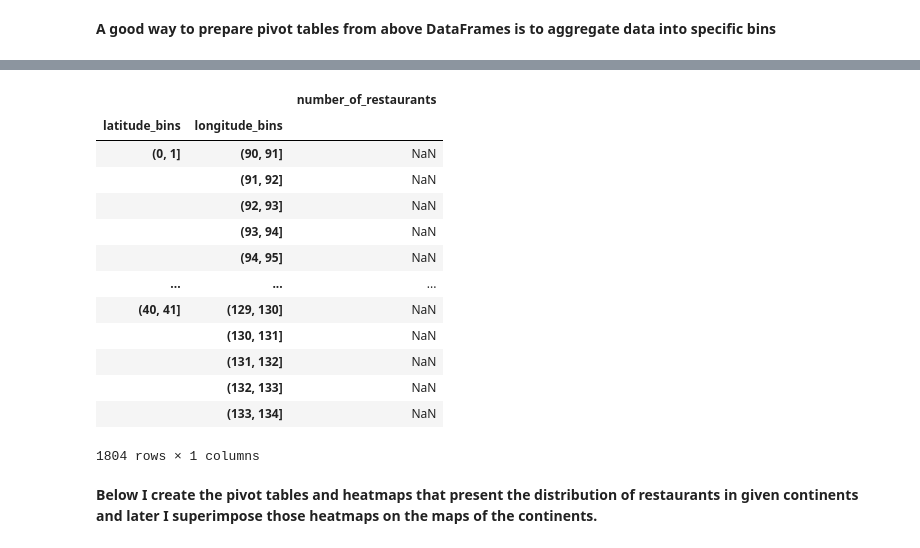
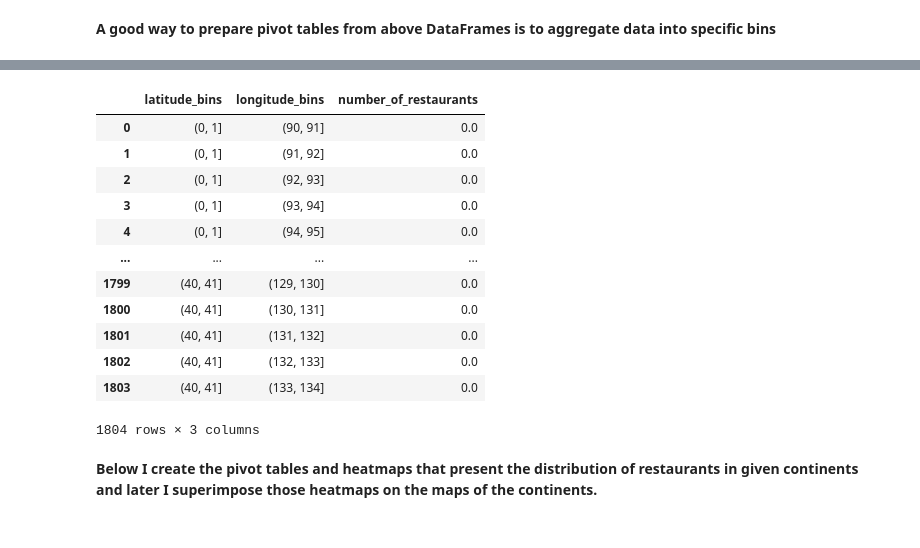
Before and after one commit to mrcnl/Michelin-restaurants-analysis, a Jupyter notebook: michelin_restaurants_analysis.ipynb, the cells around one changed output, grey strips where cells are left out. Cells and saved outputs as stored; diff of their text form; code cells hidden in the pictures.

```diff
--- a/michelin_restaurants_analysis.ipynb
+++ b/michelin_restaurants_analysis.ipynb
@@ -9,9 +9,9 @@ It is necessary to announce that the dataset does not contain the list of all of
 # %%
 import pandas as pd
 # %%
-michelin_1_df = pd.read_csv(r'C:\Users\ASUS\Desktop\Programming\Python\Michelin_project\michelin1.csv')
-michelin_2_df = pd.read_csv(r'C:\Users\ASUS\Desktop\Programming\Python\Michelin_project\michelin2.csv')
-michelin_3_df = pd.read_csv(r'C:\Users\ASUS\Desktop\Programming\Python\Michelin_project\michelin3.csv')
+michelin_1_df = pd.read_csv('Csv_files/michelin1.csv')
+michelin_2_df = pd.read_csv('Csv_files/michelin2.csv')
+michelin_3_df = pd.read_csv('Csv_files/michelin3.csv')
 # %%
 michelin_1_df
 # %% [output]
@@ -367,8 +367,12 @@ michelin_df['price'].unique()
 # %% [output]
 array(['$$$$$', '$$$$', '$$$', '$$', '$', nan], dtype=object)
 # %%
+michelin_df['price'].fillna(0, inplace = True)
+
 michelin_df['price'].replace(['$', '$$', '$$$', '$$$$', '$$$$$'],
                              [1, 2, 3, 4, 5], inplace = True)
 
-michelin_df['price'].unique()
+michelin_df.rename(columns = {'price': 'price_from_1_to_5'}, inplace = True)
+
+michelin_df['price_from_1_to_5'].unique()
 # %% [output]
@@ -378,6 +379,0 @@ array([ 5.,  4.,  3.,  2.,  1., nan])
-# %%
-michelin_df['price'] = michelin_df['price'].astype(pd.Int8Dtype())
-michelin_df['number_of_stars'] = michelin_df['number_of_stars'].astype('int8')
-
-michelin_df.rename(columns = {'price': 'price_from_1_to_5'}, inplace = True)
-michelin_df['price_from_1_to_5'].unique()
@@ -802,21 +803,24 @@ michelin_europe_df
 # %%
 michelin_asia_df = michelin_asia_df.groupby(['latitude_bins', 'longitude_bins'])[['latitude_bins']].count()
 
 michelin_asia_df.rename(columns = {'latitude_bins': 'number_of_restaurants'}, inplace = True)
 
+michelin_asia_df = michelin_asia_df.reset_index(level=[0,1])
+
+michelin_asia_df['number_of_restaurants'].fillna(0, inplace = True)
+
 michelin_asia_df
 # %% [output]
-|  |  | number_of_restaurants |
-| latitude_bins | longitude_bins |  |
-| (0, 1] | (90, 91] | NaN |
-|  | (91, 92] | NaN |
-|  | (92, 93] | NaN |
-|  | (93, 94] | NaN |
-|  | (94, 95] | NaN |
-| ... | ... | ... |
-| (40, 41] | (129, 130] | NaN |
-|  | (130, 131] | NaN |
-|  | (131, 132] | NaN |
-|  | (132, 133] | NaN |
-|  | (133, 134] | NaN |
+|  | latitude_bins | longitude_bins | number_of_restaurants |
+| 0 | (0, 1] | (90, 91] | 0.0 |
+| 1 | (0, 1] | (91, 92] | 0.0 |
+| 2 | (0, 1] | (92, 93] | 0.0 |
+| 3 | (0, 1] | (93, 94] | 0.0 |
+| 4 | (0, 1] | (94, 95] | 0.0 |
+| ... | ... | ... | ... |
+| 1799 | (40, 41] | (129, 130] | 0.0 |
+| 1800 | (40, 41] | (130, 131] | 0.0 |
+| 1801 | (40, 41] | (131, 132] | 0.0 |
+| 1802 | (40, 41] | (132, 133] | 0.0 |
+| 1803 | (40, 41] | (133, 134] | 0.0 |
-1804 rows × 1 columns
+1804 rows × 3 columns
```
Also changed, not shown: parts of 36 cells of this notebook, 16 other files.
